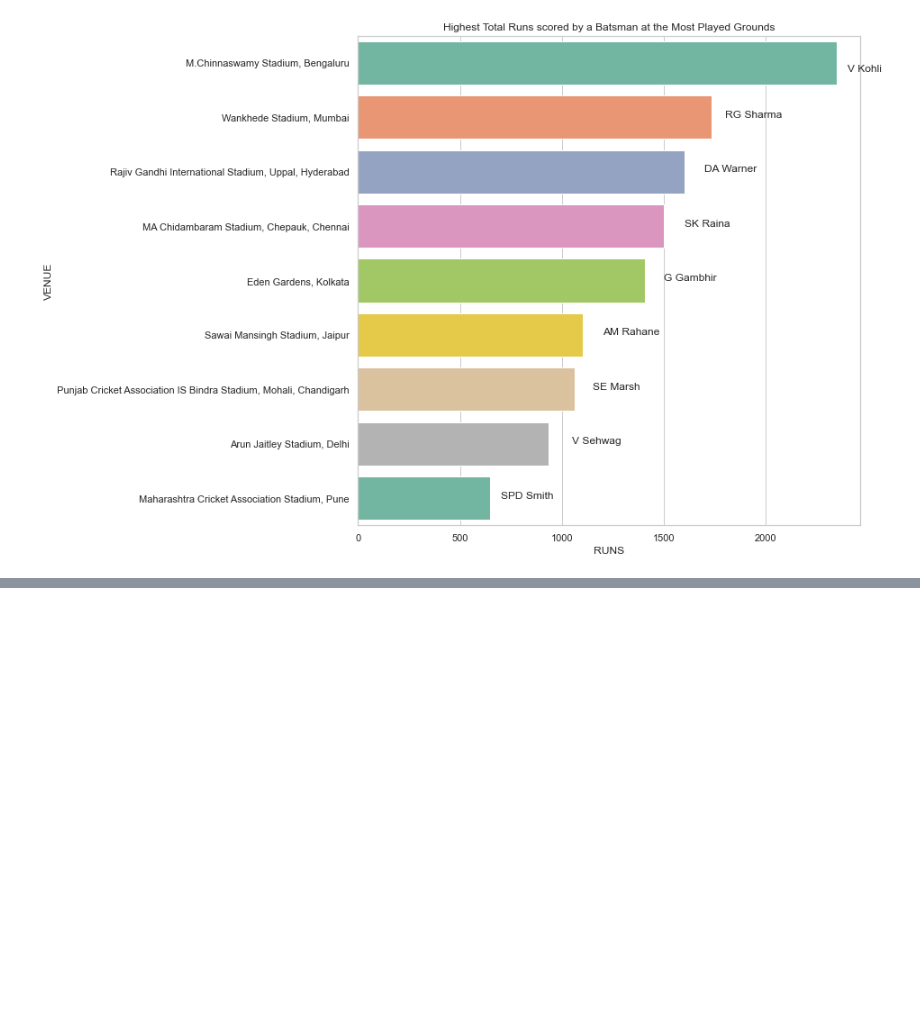
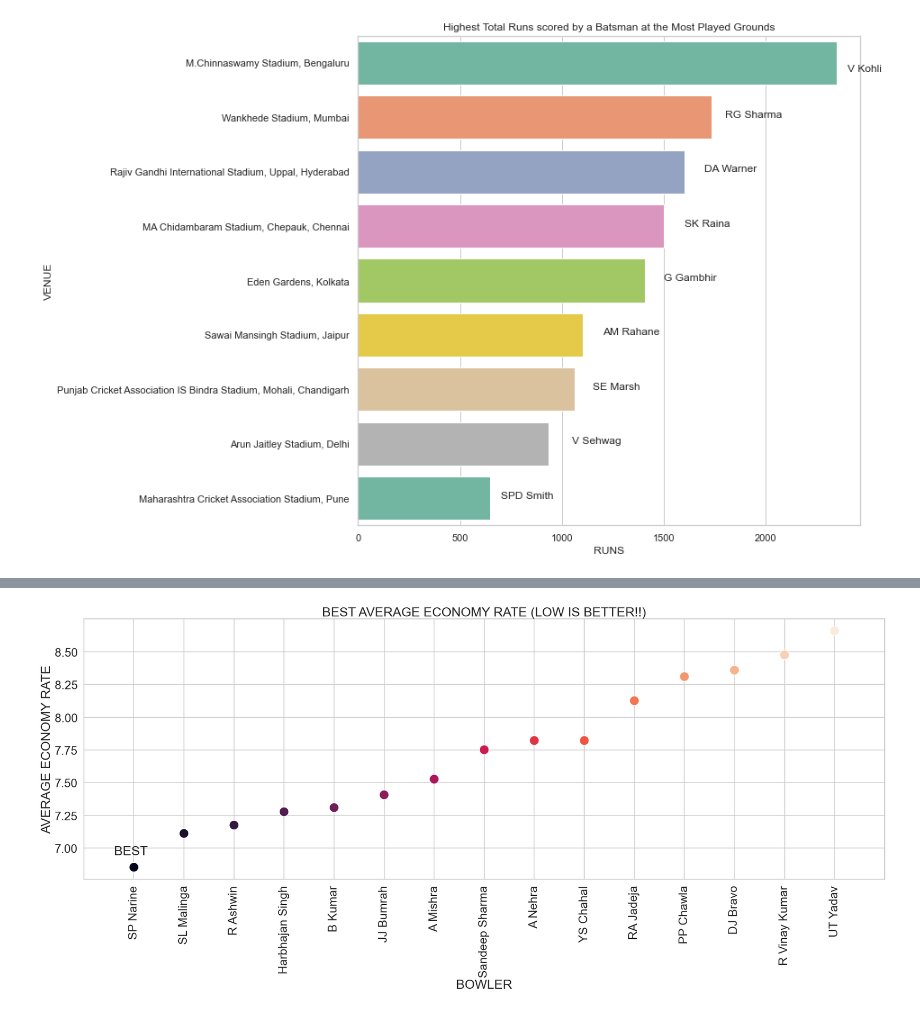
Before and after one commit to umesh-gattem/IPL-D-VIZ, a Jupyter notebook: project/Data Visualization project_murtaza.ipynb, the cells around one changed output, grey strips where cells are left out. Cells and saved outputs as stored; diff of their text form; code cells hidden in the pictures; blank space fills up the shorter version.

```diff
--- a/project/Data Visualization project_murtaza.ipynb
+++ b/project/Data Visualization project_murtaza.ipynb
@@ -1591,0 +1615,7 @@ plt.show()
+# %%
+all_season_bowling_card['economyRate'] = all_season_bowling_card['economyRate'].apply(lambda x : 0 if x == '-' else x)
+all_season_bowling_card['economyRate'] = all_season_bowling_card['economyRate'].astype('float')
+average_bowler_economy = pd.DataFrame(all_season_bowling_card.groupby('name')['economyRate'].mean())
+average_bowler_economy = average_bowler_economy.sort_values(by='economyRate', ascending=True)
+average_bowler_economy.reset_index(inplace=True)
+average_bowler_economy.head()
@@ -1591,0 +1629,17 @@ plt.show()
+# %%
+econ_bowler = pd.DataFrame()
+for i in range(len(top_15_bowlers_overall.index)):
+    econ_bowler = pd.concat([econ_bowler, average_bowler_economy[average_bowler_economy['name'] == top_15_bowlers_overall.index[i]]])
+# %%
+plt.figure(figsize = (30, 10))
+econ_bowler = econ_bowler.sort_values(by='economyRate')
+ax=sns.scatterplot(econ_bowler['name'], econ_bowler['economyRate'], s=400, c = list(range(0, len(econ_bowler))))
+ax.annotate('BEST', xy=(-0.4,6.95))
+plt.title('BEST AVERAGE ECONOMY RATE (LOW IS BETTER!!)')
+plt.xticks(rotation = 90)
+plt.xlim((-1,15))
+plt.xlabel("BOWLER")
+plt.ylabel('AVERAGE ECONOMY RATE')
+plt.show()
+# %% [output]
+[figure, added]
```
Also changed, not shown: parts of 117 cells of this notebook.
